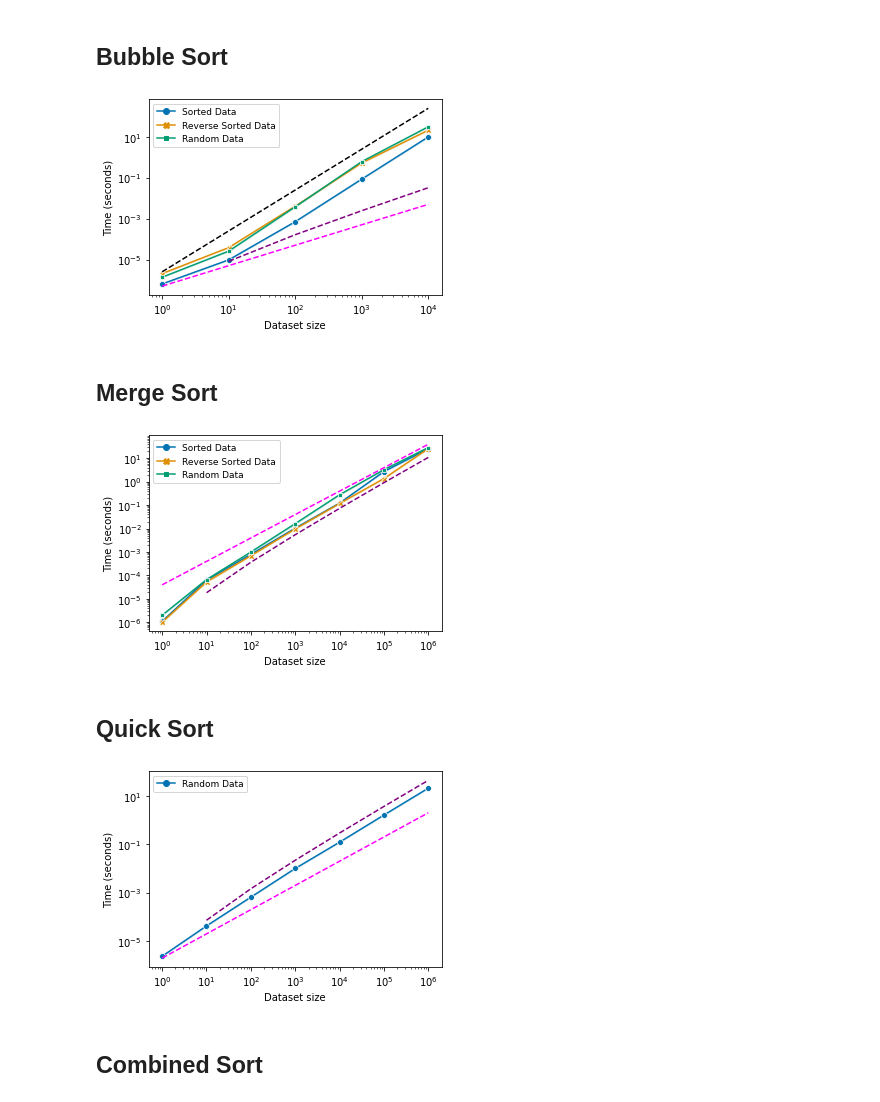
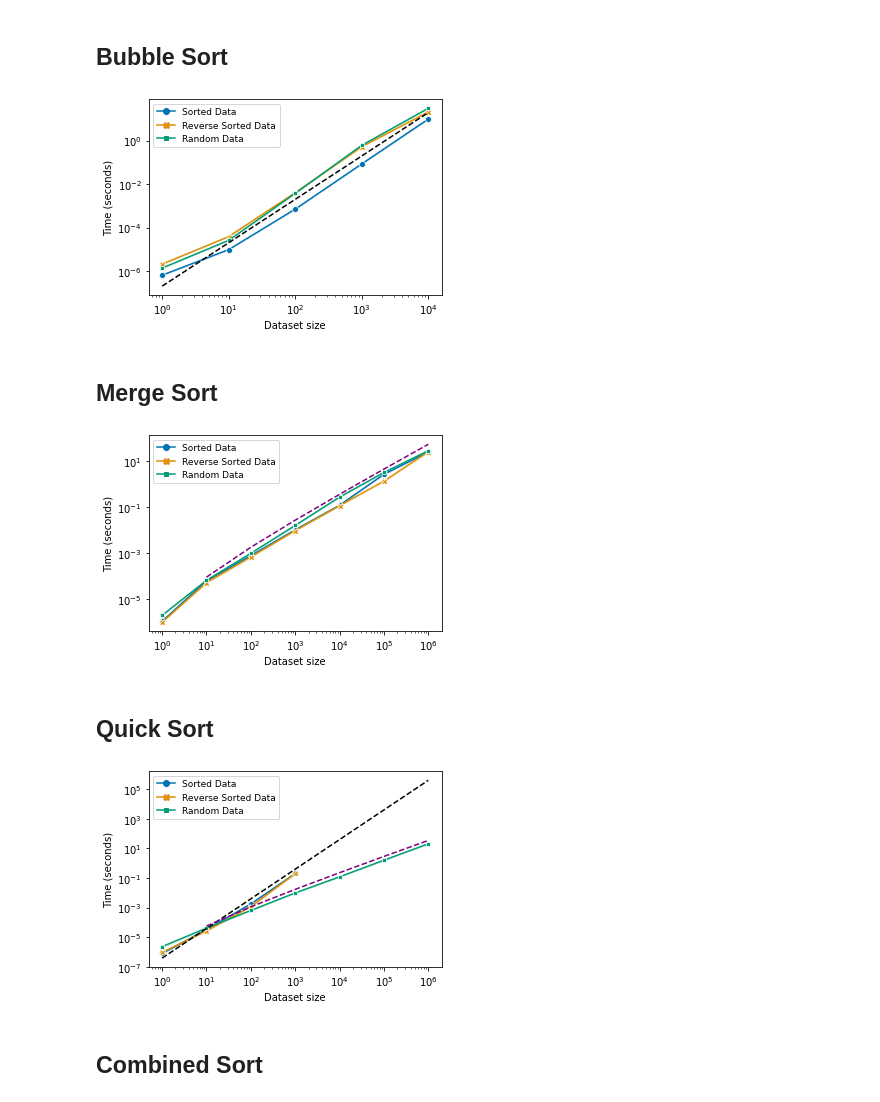
Before and after one commit to anderhos/INF221, a Jupyter notebook: analysis/plots.ipynb, the cells around one changed output. Cells and saved outputs as stored; diff of their text form; code cells hidden in the pictures.

```diff
--- a/analysis/plots.ipynb
+++ b/analysis/plots.ipynb
@@ -128,7 +128,7 @@ for title, order in input_ordering.items():
         #                        , linewidth=1
         #                        , alpha = 0.7
     )
-    #     plt.title(title, fontsize=title_size)
+    plt.title(title, fontsize=title_size)
     plt.xlabel('Dataset size')
     plt.ylabel('Time (seconds)')
     plt.legend(loc=2, fontsize = 9)
@@ -137,6 +137,6 @@ for title, order in input_ordering.items():
     plt.yscale('log')
     plt.tight_layout()
     fig = fig.get_figure()
-    #     fig.savefig('plots/' + title + '.pdf')
+    fig.savefig('plots/' + title + '.pdf')
     plt.show()
 # %% [output]
@@ -183,9 +183,9 @@ for title, sort_func in sorting_algorithm.items():
     plt.xscale('log')
     plt.yscale('log')
 
-    plt.loglog(x, [10**-5.9*n**2 for n in x], '--', color='black')
+    plt.loglog(x, [10**-6.8*n**2 for n in x], '--', color='black')
     plt.loglog(x, [10**-6.8*n for n in x], '--', color='magenta')
-    plt.loglog(x[1:], [10**-6.4*n*np.log(n) for n in x[1:]], '--', color='purple')
+    #plt.loglog(x[1:], [10**-6.4*n*np.log(n) for n in x[1:]], '--', color='purple')
 
     plt.tight_layout()
     fig = fig.get_figure()
@@ -212,37 +212,37 @@ x = [10**0,10**1, 10**2, 10**3, 10**4]
 # legend_size = '7'
 
 for title, sort_func in sorting_algorithm.items():
     df_order_temp = df_all_frames[df_all_frames['Sorting Algorithm'] == title]
     plt.figure(figsize=(5, 3.5))
 
     # Using Colorblind palette for colors being used in plots
     sns.set_palette(sns.color_palette('colorblind'))
     fig = sns.lineplot(x='input size',
                        y='Time',
                        hue='input order',
                        style='input order',
                        markers=True,
                        dashes=False,
                        data=df_order_temp,ci=0)
 #     plt.title(title)
 
     plt.xlabel('Dataset size')
     plt.ylabel('Time (seconds)')
     plt.legend(loc=2, fontsize = 9)
     plt.grid(False)
     plt.xscale('log')
     plt.yscale('log')
 
-    plt.loglog(x, [10**-5.6*n**2 for n in x], '--', color='black')
-    plt.loglog(x, [10**-6.3*n for n in x], '--', color='magenta')
-    plt.loglog(x[1:], [10**-6.45*n*np.log(n) for n in x[1:]], '--', color='purple')
+    plt.loglog(x, [10**-6.7*n**2 for n in x], '--', color='black')
+    #plt.loglog(x, [10**-6.3*n for n in x], '--', color='magenta')
+    #plt.loglog(x[1:], [10**-6.45*n*np.log(n) for n in x[1:]], '--', color='purple')
 
     plt.tight_layout()
     fig = fig.get_figure()
     fig.savefig('plots/' + title + '.pdf')
     plt.show()
 # %% [output]
-[figure, old version]
+[figure, new version]
 # %% [markdown]
 ## Merge Sort
 # %%
@@ -284,15 +284,15 @@ for title, sort_func in sorting_algorithm.items():
     plt.yscale('log')
 
 #     plt.loglog(x, [10**-6*n**2 for n in x], '--', color='black')
-    plt.loglog(x, [10**-4.4*n for n in x], '--', color='magenta')
-    plt.loglog(x[1:], [10**-6.1*n*np.log(n) for n in x[1:]], '--', color='purple')
+    #plt.loglog(x, [10**-4.4*n for n in x], '--', color='magenta')
+    plt.loglog(x[1:], [10**-5.4*n*np.log(n) for n in x[1:]], '--', color='purple')
 
     plt.tight_layout()
     fig = fig.get_figure()
     fig.savefig('plots/' + title + '.pdf')
     plt.show()
 # %% [output]
-[figure, old version]
+[figure, new version]
 # %% [markdown]
 ## Quick Sort
 # %%
@@ -313,7 +313,7 @@ x = [10**0,10**1, 10**2, 10**3, 10**4, 10**5, 10**6]
 
 for title, sort_func in sorting_algorithm.items():
     df_order_temp = df_all_frames[df_all_frames['Sorting Algorithm'] == title]
-    df_order_temp = df_order_temp[df_order_temp['input order'] == 'Random Data']
+    #df_order_temp = df_order_temp[df_order_temp['input order'] == 'Random Data']
     plt.figure(figsize=(5, 3.5))
 
     # Using Colorblind palette for colors being used in plots
@@ -334,9 +334,9 @@ for title, sort_func in sorting_algorithm.items():
     plt.xscale('log')
     plt.yscale('log')
 
-#     plt.loglog(x, [10**-5.9*n**2 for n in x], '--', color='black')
-    plt.loglog(x, [10**-5.7*n for n in x], '--', color='magenta')
-    plt.loglog(x[1:], [10**-5.5*n*np.log(n) for n in x[1:]], '--', color='purple')
+    plt.loglog(x, [10**-6.4*n**2 for n in x], '--', color='black')
+    #plt.loglog(x, [10**-5.7*n for n in x], '--', color='magenta')
+    plt.loglog(x[1:], [10**-5.6*n*np.log(n) for n in x[1:]], '--', color='purple')
 
 
     plt.tight_layout()
@@ -344,7 +344,7 @@ for title, sort_func in sorting_algorithm.items():
     fig.savefig('plots/' + title + '.pdf')
     plt.show()
 # %% [output]
-[figure, old version]
+[figure, new version]
 # %% [markdown]
 ## Combined Sort
 # %%
```
Also changed, not shown: parts of 4 cells of this notebook, 22 other files.
